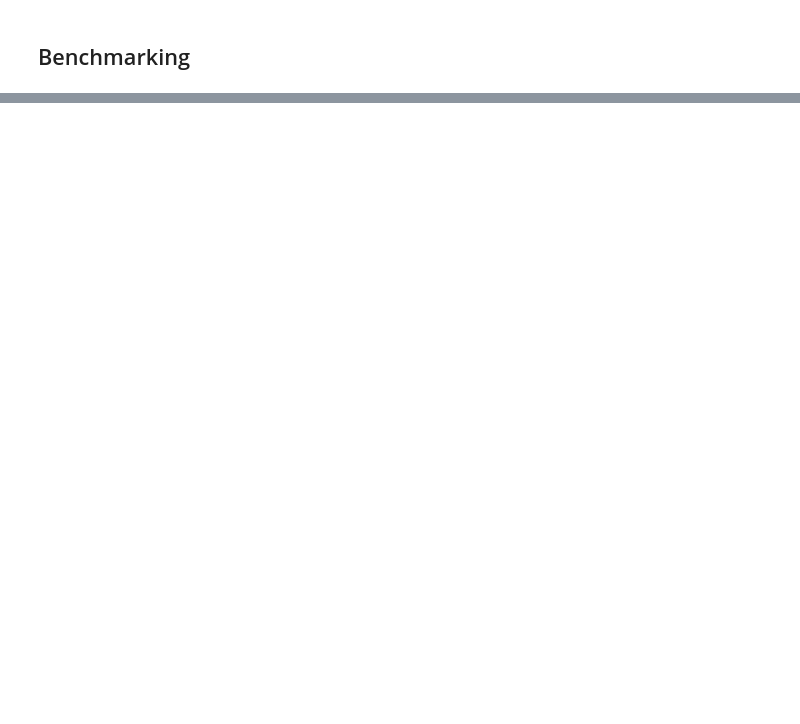
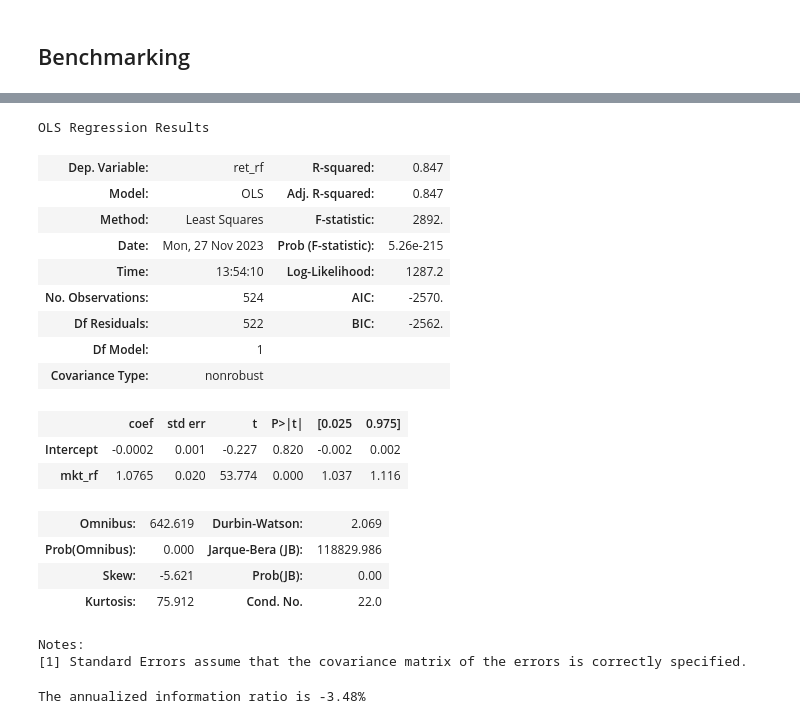
Before and after one commit to kerryback/MGMT638, a Jupyter notebook: notebooks/10-attribution.ipynb, the cells around one changed output, grey strips where cells are left out. Saved outputs shown, nothing was run; the diff lists cells and outputs as text; code cells hidden in the pictures; blank space fills up the shorter version.

```diff
--- a/notebooks/10-attribution.ipynb
+++ b/notebooks/10-attribution.ipynb
@@ -120,0 +164,30 @@ reward-to-risk ratio is 5.10%
+# %%
+result.summary()
+# %% [output]
+OLS Regression Results
+| Dep. Variable: | ret_rf | R-squared: | 0.847 |
+| Model: | OLS | Adj. R-squared: | 0.847 |
+| Method: | Least Squares | F-statistic: | 2892. |
+| Date: | Mon, 27 Nov 2023 | Prob (F-statistic): | 5.26e-215 |
+| Time: | 13:54:10 | Log-Likelihood: | 1287.2 |
+| No. Observations: | 524 | AIC: | -2570. |
+| Df Residuals: | 522 | BIC: | -2562. |
+| Df Model: | 1 |  |  |
+| Covariance Type: | nonrobust |  |  |
+|  | coef | std err | t | P>|t| | [0.025 | 0.975] |
+| Intercept | -0.0002 | 0.001 | -0.227 | 0.820 | -0.002 | 0.002 |
+| mkt_rf | 1.0765 | 0.020 | 53.774 | 0.000 | 1.037 | 1.116 |
+| Omnibus: | 642.619 | Durbin-Watson: | 2.069 |
+| Prob(Omnibus): | 0.000 | Jarque-Bera (JB): | 118829.986 |
+| Skew: | -5.621 | Prob(JB): | 0.00 |
+| Kurtosis: | 75.912 | Cond. No. | 22.0 |
+Notes:
+[1] Standard Errors assume that the covariance matrix of the errors is correctly specified.
+# %%
+alpha = 12 * result.params["Intercept"]
+resid_stdev = np.sqrt(12 * result.mse_resid)
+info_ratio = alpha / resid_stdev
+
+print(f"The annualized information ratio is {info_ratio:.2%}")
+# %% [output]
+The annualized information ratio is -3.48%
```
Also changed, not shown: parts of 24 cells of this notebook, 2 other files.
